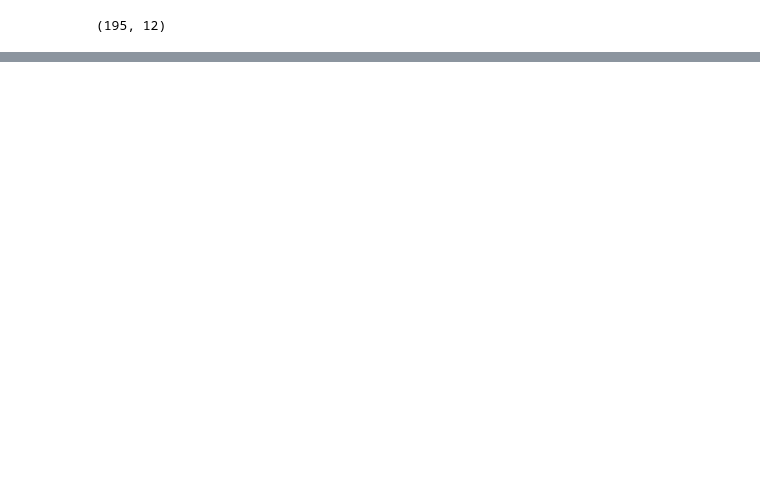
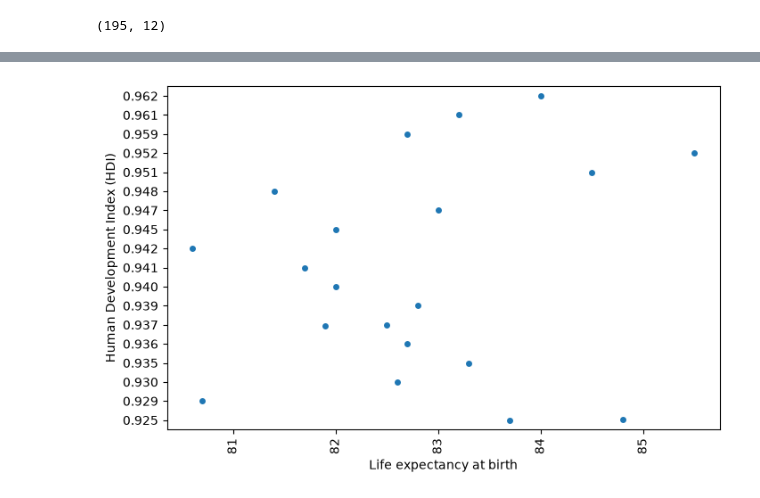
Before and after one commit to Krishnakamasani/A-Comprehensive-Measure-of-Well-Being, a Jupyter notebook: Training/HumDevIndex.ipynb, the cells around one changed output, grey strips where cells are left out. Saved outputs shown, nothing was run; the diff lists cells and outputs as text; code cells hidden in the pictures; blank space fills up the shorter version.

```diff
--- a/Training/HumDevIndex.ipynb
+++ b/Training/HumDevIndex.ipynb
@@ -62,0 +120,14 @@ Development.info()
+# %%
+plt.figure(figsize=(8,5))
+
+sns.stripplot(
+    x="Life expectancy at birth",
+    y="Human Development Index (HDI)",
+    data=data1,
+    jitter=True
+)
+
+plt.xticks(rotation=90)
+plt.show()
+# %% [output]
+[figure, added]
```
Also changed, not shown: parts of 98 cells of this notebook.
